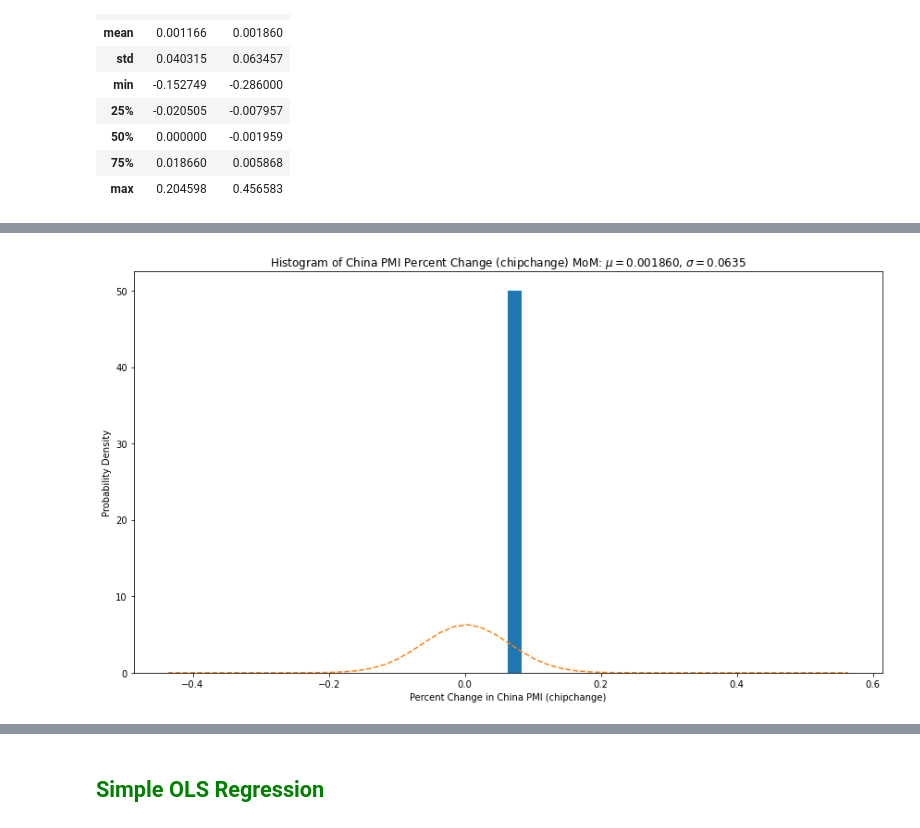
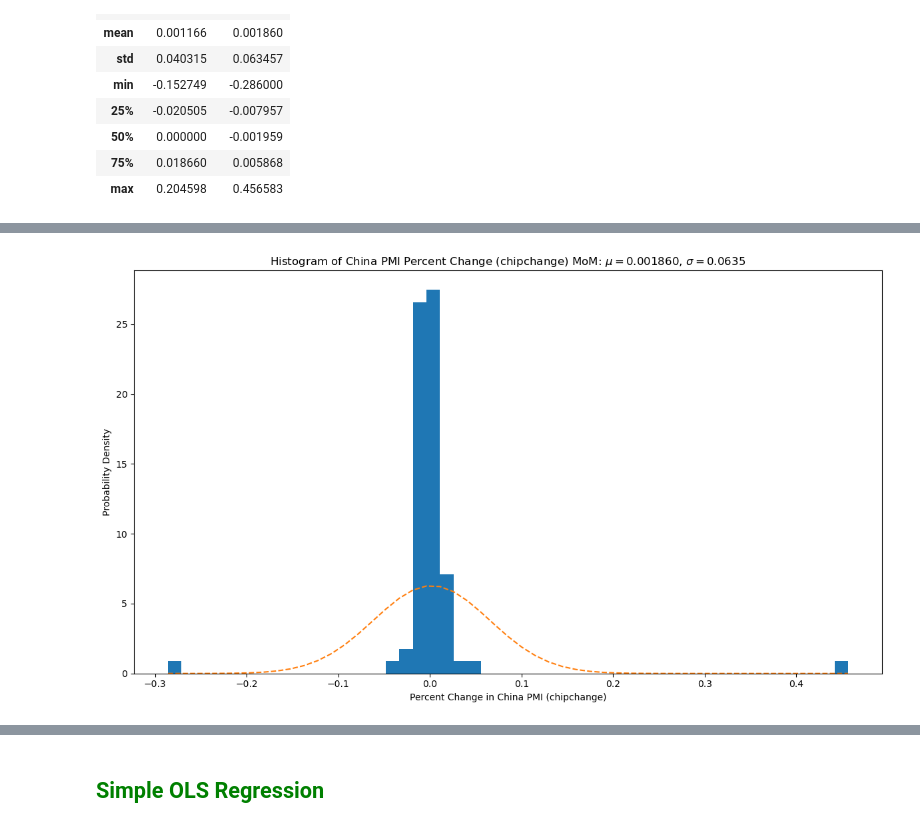
Before and after one commit to felixpoirier1/TP1, a Jupyter notebook: Assignment_1.ipynb, the cells around one changed output, grey strips where cells are left out. Cells and saved outputs as stored; diff of their text form; code cells hidden in the pictures.

```diff
--- a/Assignment_1.ipynb
+++ b/Assignment_1.ipynb
@@ -110,33 +110,33 @@ plt.show()
 # %%
 # Distribution of chipchange
 mu = df.chipchange.mean()  # mean of distribution
 sigma = df.chipchange.std()  # standard deviation of distribution
 
-x = df.chipchange.std()
+x = df.chipchange
 
 num_bins = 50
 
 fig, ax = plt.subplots()
 
 # Histogram to visualize the variable's distribution
 n, bins, patches = ax.hist(x, bins = num_bins, density = 1)
 
 # Add a 'best fit' line to the hsitogram
 y = ((1 / (np.sqrt(2 * np.pi) * sigma)) *
      np.exp(-0.5 * (1 / sigma * (bins - mu))**2))
 
 # Set axis labels and histogram title
 ax.plot(bins, y, '--')
 ax.set_xlabel('Percent Change in China PMI (chipchange)')
 ax.set_ylabel('Probability Density')
 ax.set_title(r'Histogram of China PMI Percent Change (chipchange) MoM: $\mu=%5.6f$, $\sigma=%5.4f$'%(mu, sigma))
 
 # Tweak spacing to prevent clipping of ylabel
 fig.tight_layout()
 fig.savefig("distribution_chipchange.png", bbox_inches = 'tight', dpi = 250)
 plt.show()
 # %% [output]
-[figure, old version]
+[figure, new version]
 # %%
 # Display a scatter plot to get a feel for the relationship between both variables
 scatter_initial = sns.scatterplot(x = "chipchange", y = "uspchange", data = df)
```
Also changed, not shown: parts of 5 cells of this notebook, 6 other files.
